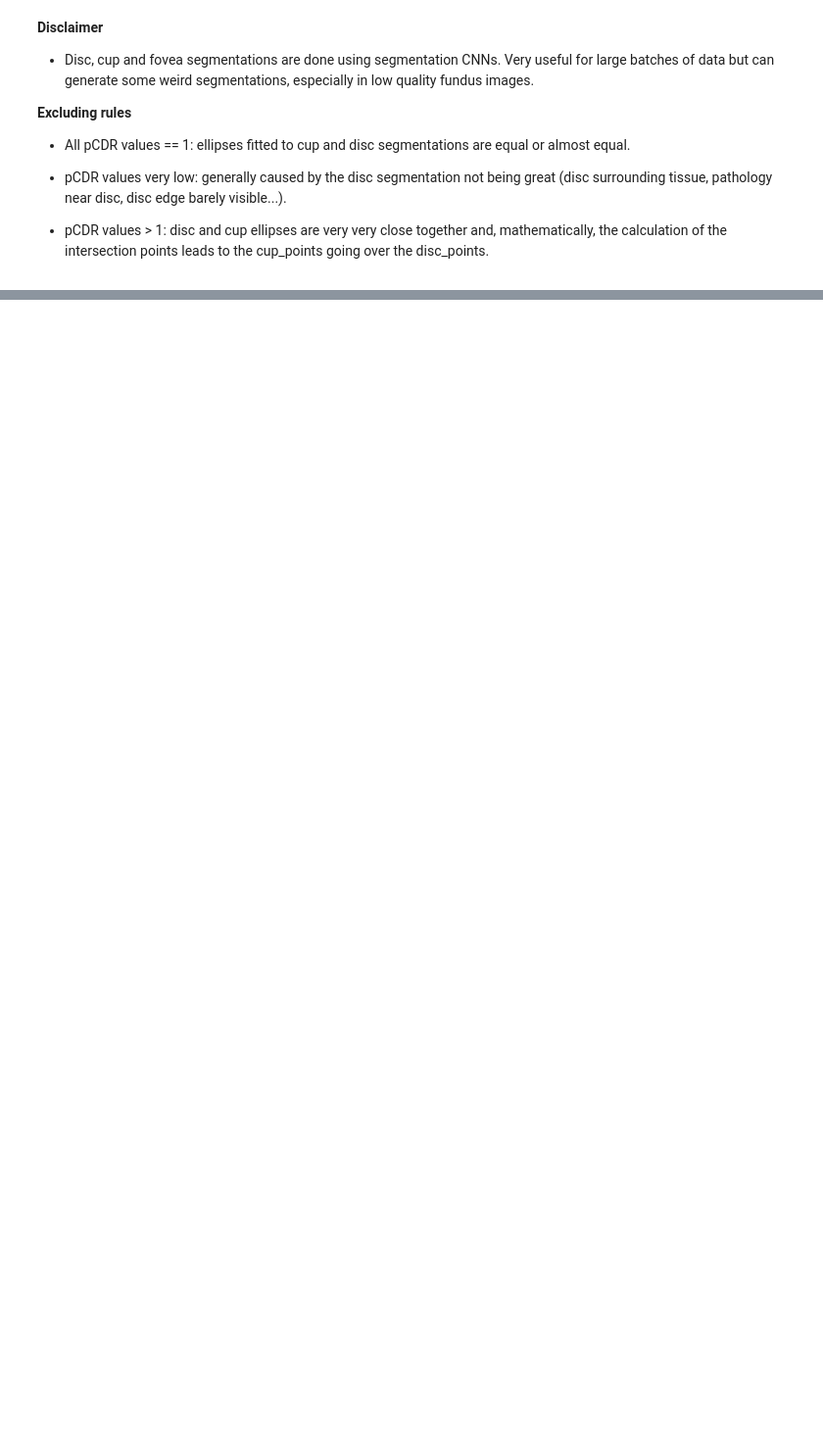
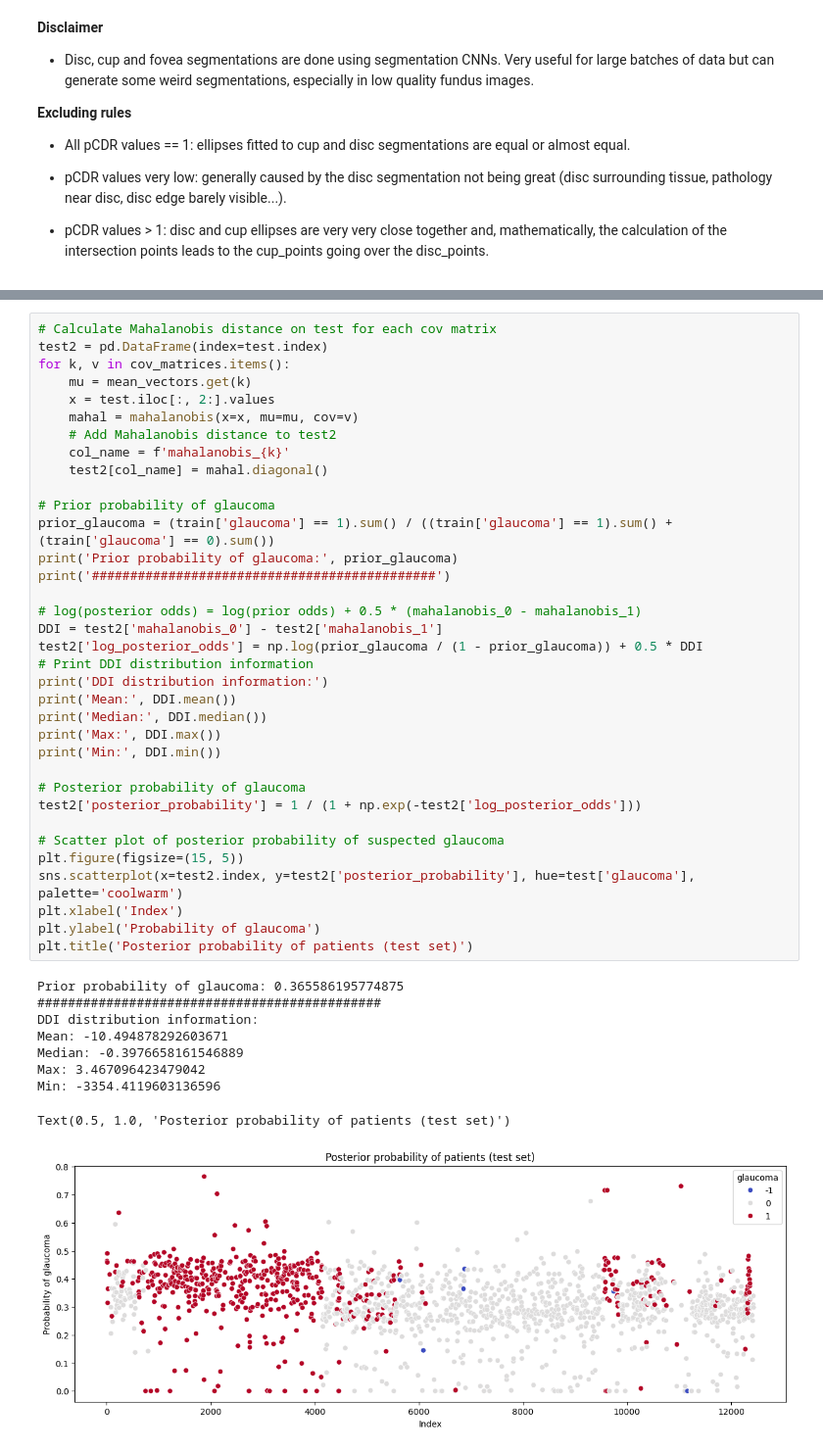
Before and after one commit to Borja21091/Prapillyzer, a Jupyter notebook: notebooks/SMDG_analysis.ipynb, the cells around one changed output, grey strips where cells are left out. Shown: that part at 98% size. Saved outputs shown, nothing was run; the diff lists cells and outputs as text; blank space fills up the shorter version.

```diff
--- a/notebooks/SMDG_analysis.ipynb
+++ b/notebooks/SMDG_analysis.ipynb
@@ -138,0 +134,45 @@ Text(0.5, 1.0, 'Mahalanobis distance to grey-zone glaucoma group')
+# %%
+# Calculate Mahalanobis distance on test for each cov matrix
+test2 = pd.DataFrame(index=test.index)
+for k, v in cov_matrices.items():
+    mu = mean_vectors.get(k)
+    x = test.iloc[:, 2:].values
+    mahal = mahalanobis(x=x, mu=mu, cov=v)
+    # Add Mahalanobis distance to test2
+    col_name = f'mahalanobis_{k}'
+    test2[col_name] = mahal.diagonal()
+
+# Prior probability of glaucoma
+prior_glaucoma = (train['glaucoma'] == 1).sum() / ((train['glaucoma'] == 1).sum() + (train['glaucoma'] == 0).sum())
+print('Prior probability of glaucoma:', prior_glaucoma)
+print('#############################################')
+
+# log(posterior odds) = log(prior odds) + 0.5 * (mahalanobis_0 - mahalanobis_1)
+DDI = test2['mahalanobis_0'] - test2['mahalanobis_1']
+test2['log_posterior_odds'] = np.log(prior_glaucoma / (1 - prior_glaucoma)) + 0.5 * DDI
+# Print DDI distribution information
+print('DDI distribution information:')
+print('Mean:', DDI.mean())
+print('Median:', DDI.median())
+print('Max:', DDI.max())
+print('Min:', DDI.min())
+
+# Posterior probability of glaucoma
+test2['posterior_probability'] = 1 / (1 + np.exp(-test2['log_posterior_odds']))
+
+# Scatter plot of posterior probability of suspected glaucoma
+plt.figure(figsize=(15, 5))
+sns.scatterplot(x=test2.index, y=test2['posterior_probability'], hue=test['glaucoma'], palette='coolwarm')
+plt.xlabel('Index')
+plt.ylabel('Probability of glaucoma')
+plt.title('Posterior probability of patients (test set)')
+# %% [output]
+Prior probability of glaucoma: 0.365586195774875
+#############################################
+DDI distribution information:
+Mean: -10.494878292603671
+Median: -0.3976658161546889
+Max: 3.467096423479042
+Min: -3354.4119603136596
+Text(0.5, 1.0, 'Posterior probability of patients (test set)')
+[figure, added]
```
Also changed, not shown: parts of 4 cells of this notebook.
